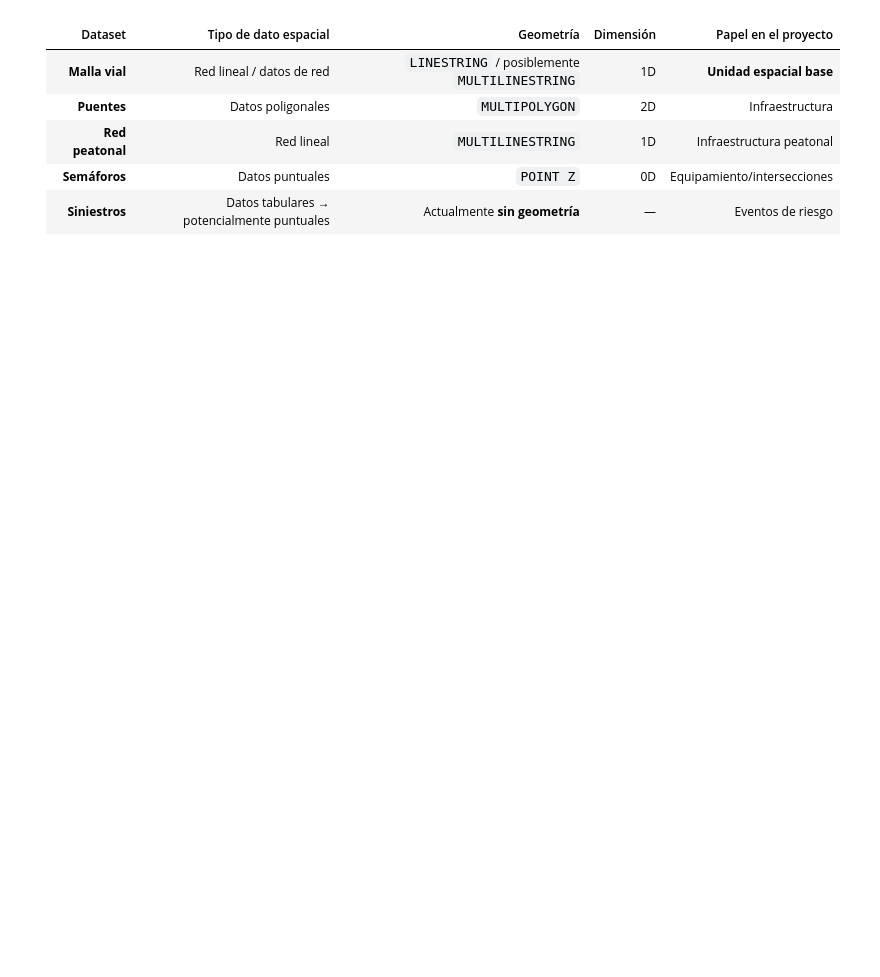
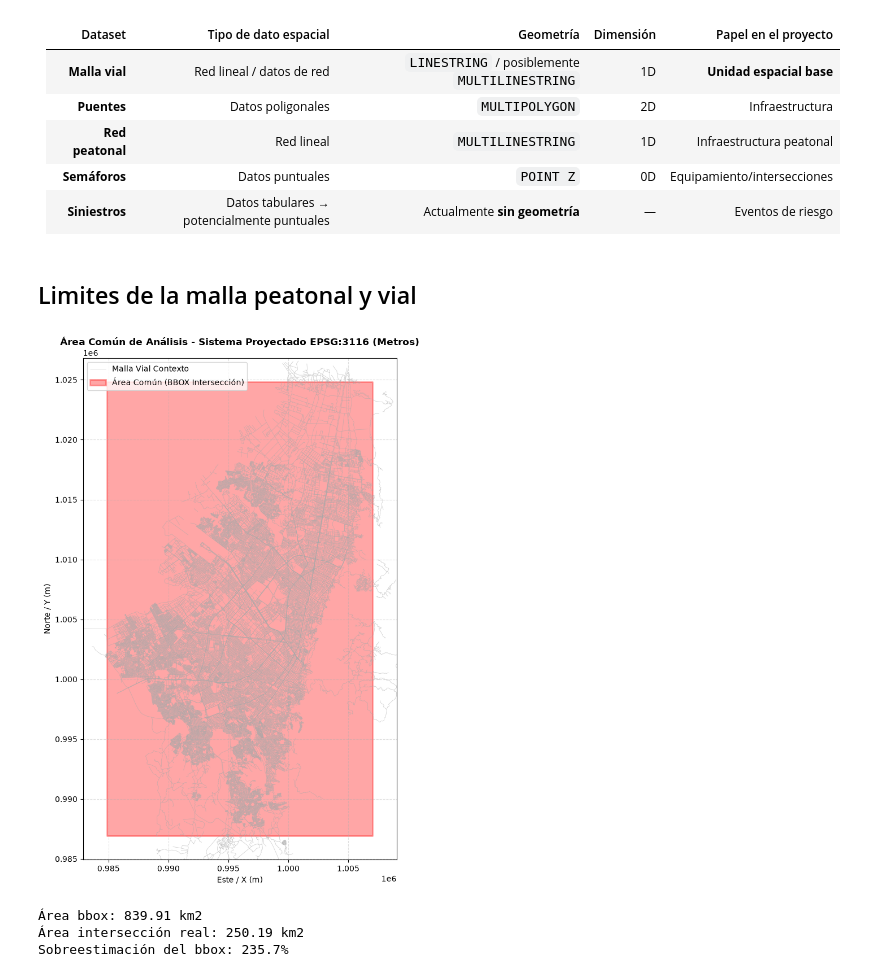
Before and after one commit to BryHerNi21/TT, a Jupyter notebook: Estandarizacion.ipynb, the cells around one changed output. Cells and saved outputs as stored; diff of their text form; code cells hidden in the pictures; blank space fills up the shorter version.

```diff
--- a/Estandarizacion.ipynb
+++ b/Estandarizacion.ipynb
@@ -104,3 +104,64 @@ Index(['OBJECTID', 'MVICCALZAD', 'MVICCAT', 'MVITIPO', 'MVINOMBRE',
 | **Red peatonal** | Red lineal                                 | `MULTILINESTRING`                             | 1D        | Infraestructura peatonal    |
 | **Semáforos**    | Datos puntuales                            | `POINT Z`                                     | 0D        | Equipamiento/intersecciones |
 | **Siniestros**   | Datos tabulares → potencialmente puntuales | Actualmente **sin geometría**                 | —         | Eventos de riesgo           |
+# %% [markdown]
+## Limites de la malla peatonal y vial
+# %%
+import geopandas as gpd
+import matplotlib.pyplot as plt
+from shapely.geometry import box
+
+# 1. Cargar las mallas y reproyectar a EPSG:3116 (Metros - Bogotá/Colombia)
+TARGET_CRS = "EPSG:3116"
+gdf_red_vial = gpd.read_file("Data/raw/Malla_Vial_Integral_Bogota_D_C (3) (1).geojson").to_crs("EPSG:3116")
+gdf_red_peatonal = gpd.read_file("Data/raw/red_peatonal_conexion (1).gpkg").to_crs("EPSG:3116")
+
+# 2. Calcular el Bounding Box de la INTERSECCIÓN directamente en metros (EPSG:3116)
+bbox_vial = gdf_red_vial.total_bounds
+bbox_peatonal = gdf_red_peatonal.total_bounds
+
+xmin_intersec = max(bbox_vial[0], bbox_peatonal[0])
+ymin_intersec = max(bbox_vial[1], bbox_peatonal[1])
+xmax_intersec = min(bbox_vial[2], bbox_peatonal[2])
+ymax_intersec = min(bbox_vial[3], bbox_peatonal[3])
+
+# Crear el polígono del área común directamente en EPSG:3116
+area_comun_poly = box(xmin_intersec, ymin_intersec, xmax_intersec, ymax_intersec)
+gdf_box = gpd.GeoDataFrame({'geometry': [area_comun_poly]}, crs=TARGET_CRS)
+
+# 3. Graficar con las escalas unificadas en metros
+fig, ax = plt.subplots(figsize=(10, 10))
+
+# Graficar malla vial
+gdf_red_vial.plot(
+    ax=ax,
+    color='#aaaaaa',
+    linewidth=0.5,
+    alpha=0.6,
+    label='Malla Vial Contexto'
+)
+
+# Graficar el área común ajustada correctamente en EPSG:3116
+gdf_box.plot(
+    ax=ax,
+    facecolor='red',
+    alpha=0.35,
+    edgecolor='red',
+    linewidth=2,
+    label='Área Común (BBOX Intersección)'
+)
+
+# 4. Ajustar el enfoque (zoom) al área de estudio
+ax.set_xlim(xmin_intersec - 2000, xmax_intersec + 2000)
+ax.set_ylim(ymin_intersec - 2000, ymax_intersec + 2000)
+
+plt.title("Área Común de Análisis - Sistema Proyectado EPSG:3116 (Metros)", fontsize=12, fontweight='bold')
+plt.xlabel("Este / X (m)")
+plt.ylabel("Norte / Y (m)")
+plt.grid(True, linestyle='--', alpha=0.4)
+plt.legend(loc='upper left')
+
+plt.tight_layout()
+plt.show()
+# %% [output]
+[figure, added]
@@ -106,0 +183,11 @@ Index(['OBJECTID', 'MVICCALZAD', 'MVICCAT', 'MVITIPO', 'MVINOMBRE',
+# %%
+# Comparación honesta: cuánta área "de más" estaba incluyendo el bbox vs la intersección real.
+area_bbox_km2 = gdf_box.geometry.area.iloc[0] / 1e6
+area_real_km2 = gdf_area_comun.geometry.area.iloc[0] / 1e6
+print(f"Área bbox: {area_bbox_km2:.2f} km2")
+print(f"Área intersección real: {area_real_km2:.2f} km2")
+print(f"Sobreestimación del bbox: {(area_bbox_km2/area_real_km2 - 1)*100:.1f}%")
+# %% [output]
+Área bbox: 839.91 km2
+Área intersección real: 250.19 km2
+Sobreestimación del bbox: 235.7%
```
Also changed, not shown: parts of 28 cells of this notebook, 7 other files.
